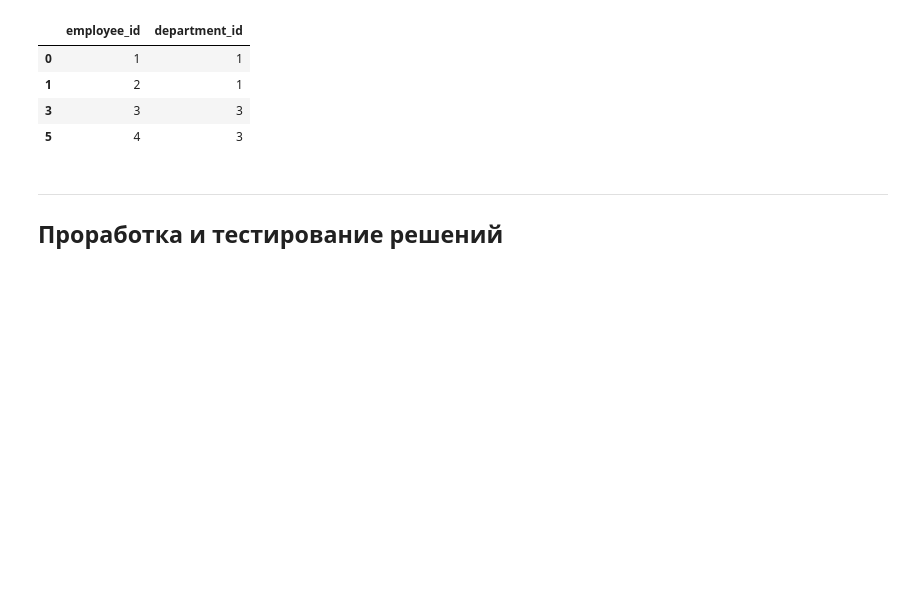
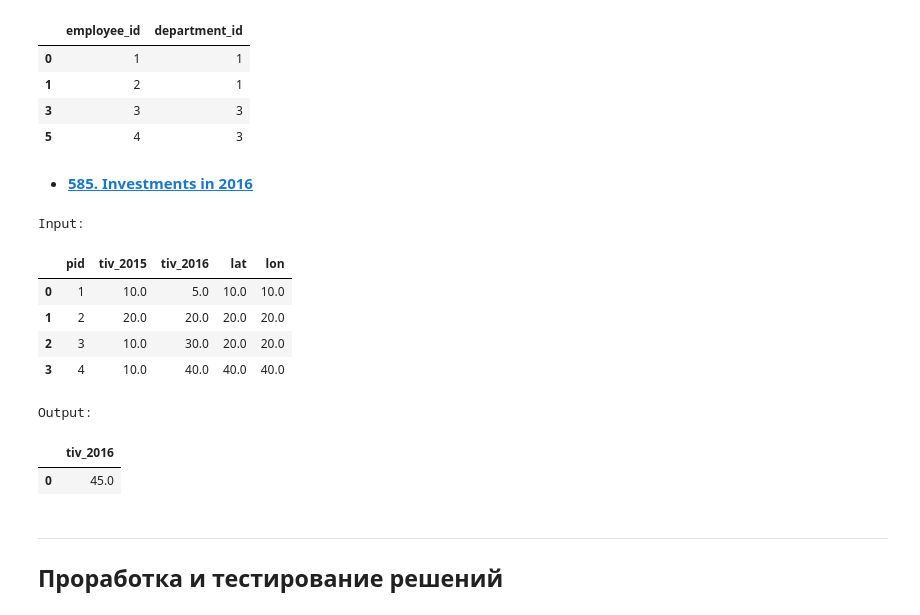
Before and after one commit to yazon315/LeetCode, a Jupyter notebook: 30_days_of_pandas.ipynb, the cells around one changed output. Drawn from its saved outputs; the diff is of its cells as text; code cells hidden in the pictures; blank space fills up the shorter version.

```diff
--- a/30_days_of_pandas.ipynb
+++ b/30_days_of_pandas.ipynb
@@ -2278,6 +2283,43 @@ Output:
 | 1 | 2 | 1 |
 | 3 | 3 | 3 |
 | 5 | 4 | 3 |
+# %% [markdown]
+- [**585. Investments in 2016**](https://leetcode.com/problems/investments-in-2016/)
+# %%
+# задача 585. Investments in 2016
+
+# исходный датасет
+print('Input:')
+data = [[1, 10, 5, 10, 10], [2, 20, 20, 20, 20], [3, 10, 30, 20, 20], [4, 10, 40, 40, 40]]
+insurance = pd.DataFrame(data, columns=['pid', 'tiv_2015', 'tiv_2016', 'lat', 'lon']).astype({'pid':'Int64', 'tiv_2015':'Float64', 'tiv_2016':'Float64', 'lat':'Float64', 'lon':'Float64'})
+display(insurance)
+
+# решение
+
+# вариант 1 (быстрее)
+def find_investments(insurance: pd.DataFrame) -> pd.DataFrame:
+    return pd.DataFrame([insurance[~insurance.duplicated(subset=['lat', 'lon'], keep=False)
+           & insurance.duplicated(subset=['tiv_2015'], keep=False)]['tiv_2016']
+           .sum().round(2)], columns=['tiv_2016'])
+
+# вариант 2
+def find_investments(insurance: pd.DataFrame) -> pd.DataFrame:
+    return pd.DataFrame([insurance[~insurance.duplicated(subset=['lat', 'lon'], keep=False)][['pid', 'tiv_2016']]
+           .merge(insurance[insurance.duplicated(subset=['tiv_2015'], keep=False)][['pid', 'tiv_2016']])['tiv_2016']
+           .sum().round(2)], columns=['tiv_2016'])
+
+print('Output:')
+find_investments(insurance)
+# %% [output]
+Input:
+|  | pid | tiv_2015 | tiv_2016 | lat | lon |
+| 0 | 1 | 10.0 | 5.0 | 10.0 | 10.0 |
+| 1 | 2 | 20.0 | 20.0 | 20.0 | 20.0 |
+| 2 | 3 | 10.0 | 30.0 | 20.0 | 20.0 |
+| 3 | 4 | 10.0 | 40.0 | 40.0 | 40.0 |
+Output:
+|  | tiv_2016 |
+| 0 | 45.0 |
 # %% [markdown]
 ***
 
```
Also changed, not shown: parts of 8 cells of this notebook, 2 other files.
